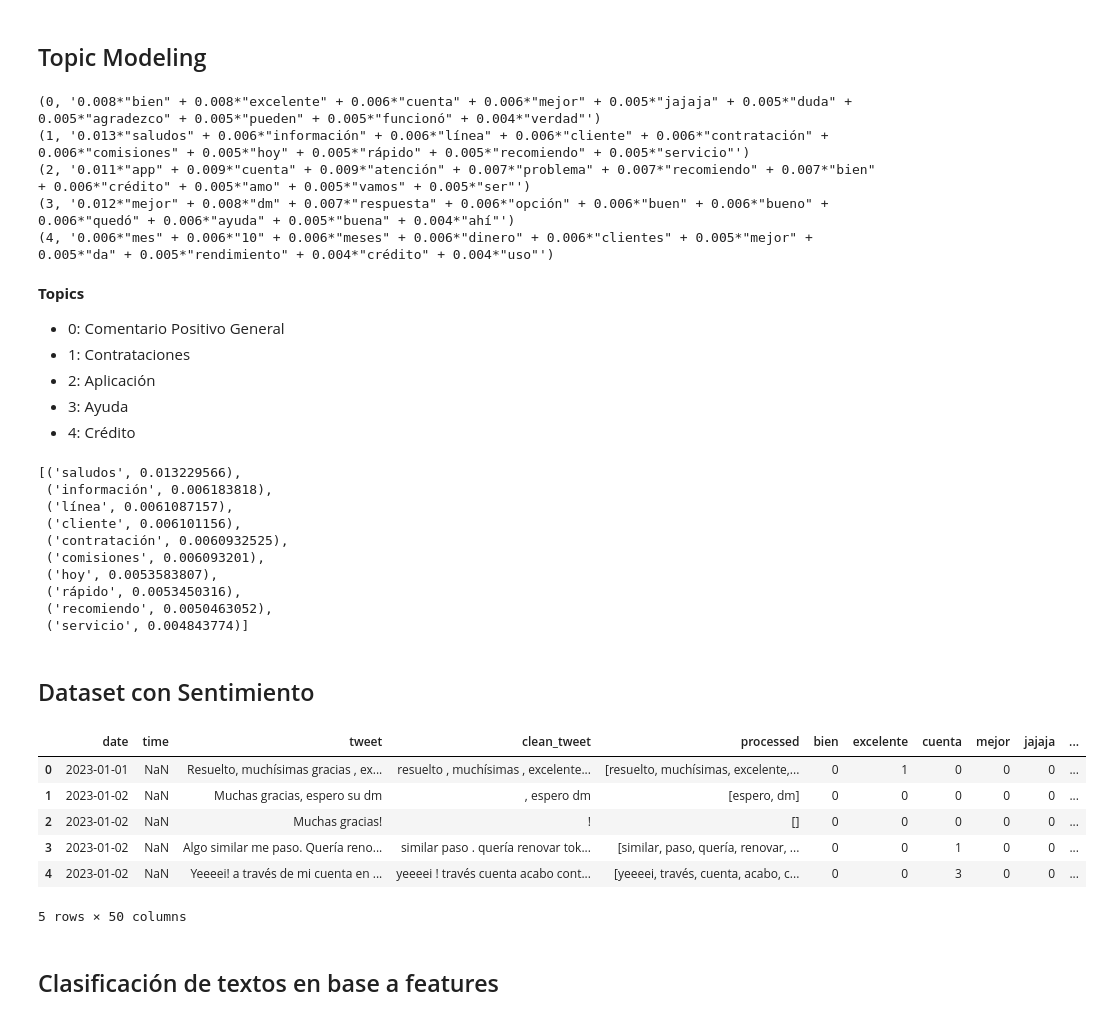
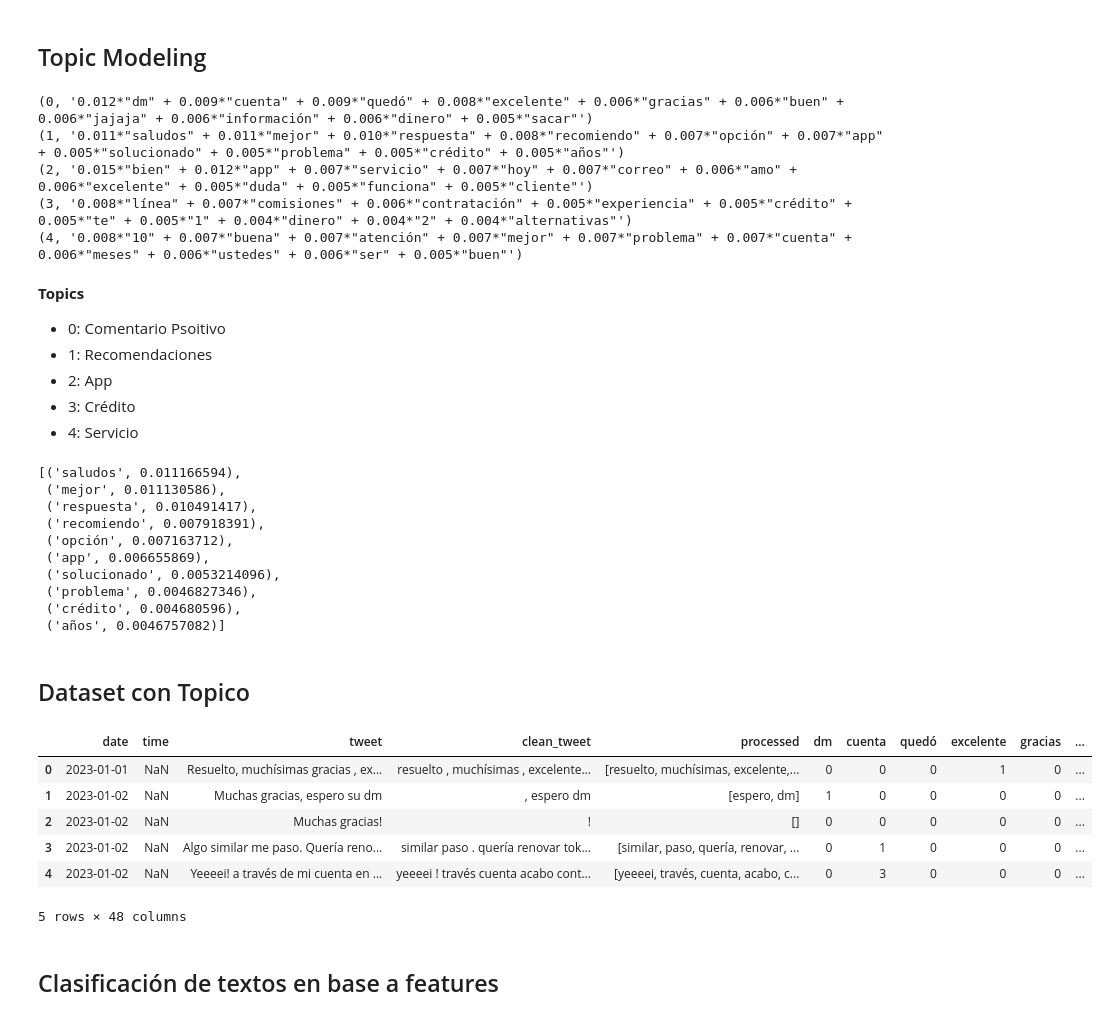
Before and after one commit to kw1013/Datathon-Hey-Banco, a Jupyter notebook: eda/analysis.ipynb, the cells around one changed output. Cells and saved outputs as stored; diff of their text form; code cells hidden in the pictures.

```diff
--- a/eda/analysis.ipynb
+++ b/eda/analysis.ipynb
@@ -11,6 +11,6 @@ from nltk.tokenize import word_tokenize
 
 all_sw = stopwords.words('spanish')
 # %%
-df = pd.read_csv("Datathon 2024 - Reto Hey - Dataset Público - Sheet1.csv")
-df['tweet'].iloc[7]
+df = pd.read_csv("Datathon 2024 - Reto Hey - Dataset Público - Sheet1.csv")
+df.head()
 # %% [output]
@@ -189,14 +180,14 @@ def preprocess(text):
     #stemmed_tokens = [stemmer.stem(i) for i in tokens]
     return tokens
 
-df4 = df2.copy()
-df4['processed'] = df4['clean_tweet'].apply(preprocess)
+df3 = df2.copy()
+df3['processed'] = df3['clean_tweet'].apply(preprocess)
 
 # Creating a dictionary from the data
-dictionary = corpora.Dictionary(df4['processed'])
+dictionary = corpora.Dictionary(df3['processed'])
 
 # Creating a document-term matrix
-corpus = [dictionary.doc2bow(text) for text in df4['processed']]
+corpus = [dictionary.doc2bow(text) for text in df3['processed']]
 # %%
 # Building the LDA model
 lda_model = models.LdaModel(corpus, num_topics=5, id2word=dictionary, passes=15, random_state=0)
@@ -206,64 +197,65 @@ topics = lda_model.print_topics()
 for topic in topics:
     print(topic)
 # %% [output]
-(0, '0.008*"bien" + 0.008*"excelente" + 0.006*"cuenta" + 0.006*"mejor" + 0.005*"jajaja" + 0.005*"duda" + 0.005*"agradezco" + 0.005*"pueden" + 0.005*"funcionó" + 0.004*"verdad"')
-(1, '0.013*"saludos" + 0.006*"información" + 0.006*"línea" + 0.006*"cliente" + 0.006*"contratación" + 0.006*"comisiones" + 0.005*"hoy" + 0.005*"rápido" + 0.005*"recomiendo" + 0.005*"servicio"')
-(2, '0.011*"app" + 0.009*"cuenta" + 0.009*"atención" + 0.007*"problema" + 0.007*"recomiendo" + 0.007*"bien" + 0.006*"crédito" + 0.005*"amo" + 0.005*"vamos" + 0.005*"ser"')
-(3, '0.012*"mejor" + 0.008*"dm" + 0.007*"respuesta" + 0.006*"opción" + 0.006*"buen" + 0.006*"bueno" + 0.006*"quedó" + 0.006*"ayuda" + 0.005*"buena" + 0.004*"ahí"')
-(4, '0.006*"mes" + 0.006*"10" + 0.006*"meses" + 0.006*"dinero" + 0.006*"clientes" + 0.005*"mejor" + 0.005*"da" + 0.005*"rendimiento" + 0.004*"crédito" + 0.004*"uso"')
+(0, '0.012*"dm" + 0.009*"cuenta" + 0.009*"quedó" + 0.008*"excelente" + 0.006*"gracias" + 0.006*"buen" + 0.006*"jajaja" + 0.006*"información" + 0.006*"dinero" + 0.005*"sacar"')
+(1, '0.011*"saludos" + 0.011*"mejor" + 0.010*"respuesta" + 0.008*"recomiendo" + 0.007*"opción" + 0.007*"app" + 0.005*"solucionado" + 0.005*"problema" + 0.005*"crédito" + 0.005*"años"')
+(2, '0.015*"bien" + 0.012*"app" + 0.007*"servicio" + 0.007*"hoy" + 0.007*"correo" + 0.006*"amo" + 0.006*"excelente" + 0.005*"duda" + 0.005*"funciona" + 0.005*"cliente"')
+(3, '0.008*"línea" + 0.007*"comisiones" + 0.006*"contratación" + 0.005*"experiencia" + 0.005*"crédito" + 0.005*"te" + 0.005*"1" + 0.004*"dinero" + 0.004*"2" + 0.004*"alternativas"')
+(4, '0.008*"10" + 0.007*"buena" + 0.007*"atención" + 0.007*"mejor" + 0.007*"problema" + 0.007*"cuenta" + 0.006*"meses" + 0.006*"ustedes" + 0.006*"ser" + 0.005*"buen"')
 # %% [markdown]
 **Topics**
-- 0: Comentario Positivo General
-- 1: Contrataciones
-- 2: Aplicación
-- 3: Ayuda
-- 4: Crédito
+- 0: Comentario Psoitivo
+- 1: Recomendaciones
+- 2: App
+- 3: Crédito
+- 4: Servicio
 # %%
 lda_model.show_topic(1)
 # %% [output]
-[('saludos', 0.013229566),
- ('información', 0.006183818),
- ('línea', 0.0061087157),
- ('cliente', 0.006101156),
- ('contratación', 0.0060932525),
- ('comisiones', 0.006093201),
- ('hoy', 0.0053583807),
- ('rápido', 0.0053450316),
- ('recomiendo', 0.0050463052),
- ('servicio', 0.004843774)]
+[('saludos', 0.011166594),
+ ('mejor', 0.011130586),
+ ('respuesta', 0.010491417),
+ ('recomiendo', 0.007918391),
+ ('opción', 0.007163712),
+ ('app', 0.006655869),
+ ('solucionado', 0.0053214096),
+ ('problema', 0.0046827346),
+ ('crédito', 0.004680596),
+ ('años', 0.0046757082)]
 # %% [markdown]
-## Dataset con Sentimiento
+## Dataset con Topico
 # %%
 # Palabras por tópico
 topics_words = {}
 
 for i in range(5):
     topics = lda_model.show_topic(i)
     words = []
     for topic, score in topics:
         words.append(topic)
     topics_words[i] = words
 
 # Crear columnas para cada palabra clave
 for topic, words in topics_words.items():
     for word in words:
-        df4[word] = df4['processed'].apply(lambda x: x.count(word))
+        df3[word] = df3['processed'].apply(lambda x: x.count(word))
 
 # Ahora, añadir una columna para el tópico predominante de cada texto
 def determine_topic(text):
     scores = {topic: sum(text.count(word) for word in words) for topic, words in topics_words.items()}
     return max(scores, key=scores.get)
 
+df4 = df3.copy()
 df4['main_topic'] = df4['processed'].apply(determine_topic)
 df4.head()
 # %% [output]
-|  | date | time | tweet | clean_tweet | processed | bien | excelente | cuenta | mejor | jajaja | ... |
-| 0 | 2023-01-01 | NaN | Resuelto, muchísimas gracias , ex... | resuelto , muchísimas , excelente... | [resuelto, muchísimas, excelente,... | 0 | 1 | 0 | 0 | 0 | ... |
-| 1 | 2023-01-02 | NaN | Muchas gracias, espero su dm | , espero dm | [espero, dm] | 0 | 0 | 0 | 0 | 0 | ... |
+|  | date | time | tweet | clean_tweet | processed | dm | cuenta | quedó | excelente | gracias | ... |
+| 0 | 2023-01-01 | NaN | Resuelto, muchísimas gracias , ex... | resuelto , muchísimas , excelente... | [resuelto, muchísimas, excelente,... | 0 | 0 | 0 | 1 | 0 | ... |
+| 1 | 2023-01-02 | NaN | Muchas gracias, espero su dm | , espero dm | [espero, dm] | 1 | 0 | 0 | 0 | 0 | ... |
 | 2 | 2023-01-02 | NaN | Muchas gracias! | ! | [] | 0 | 0 | 0 | 0 | 0 | ... |
-| 3 | 2023-01-02 | NaN | Algo similar me paso. Quería reno... | similar paso . quería renovar tok... | [similar, paso, quería, renovar, ... | 0 | 0 | 1 | 0 | 0 | ... |
-| 4 | 2023-01-02 | NaN | Yeeeei! a través de mi cuenta en ... | yeeeei ! través cuenta acabo cont... | [yeeeei, través, cuenta, acabo, c... | 0 | 0 | 3 | 0 | 0 | ... |
+| 3 | 2023-01-02 | NaN | Algo similar me paso. Quería reno... | similar paso . quería renovar tok... | [similar, paso, quería, renovar, ... | 0 | 1 | 0 | 0 | 0 | ... |
+| 4 | 2023-01-02 | NaN | Yeeeei! a través de mi cuenta en ... | yeeeei ! través cuenta acabo cont... | [yeeeei, través, cuenta, acabo, c... | 0 | 3 | 0 | 0 | 0 | ... |
-5 rows × 50 columns
+5 rows × 48 columns
 # %% [markdown]
 ## Clasificación de textos en base a features
 # %%
```
Also changed, not shown: parts of 12 cells of this notebook.
